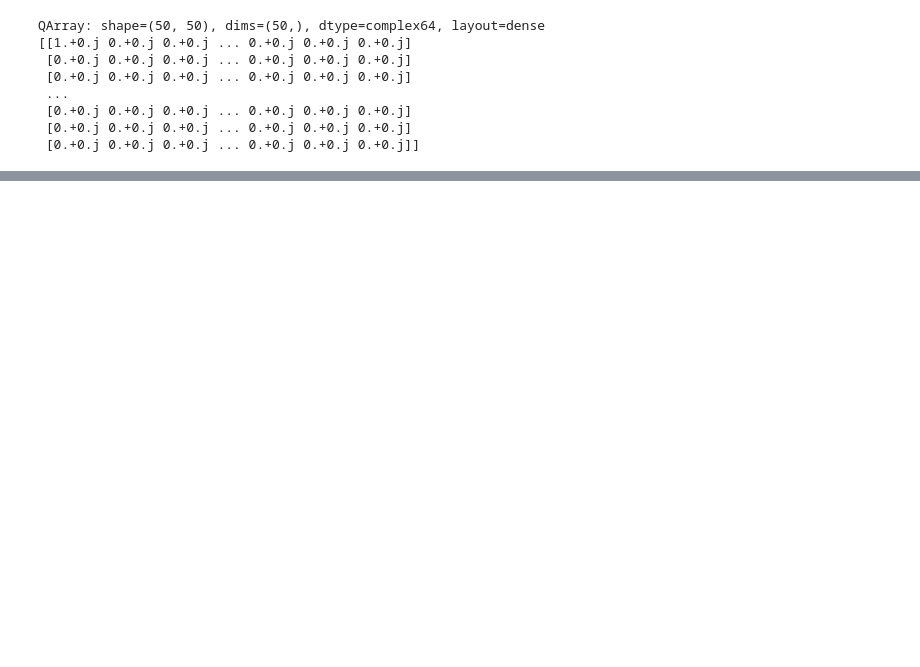
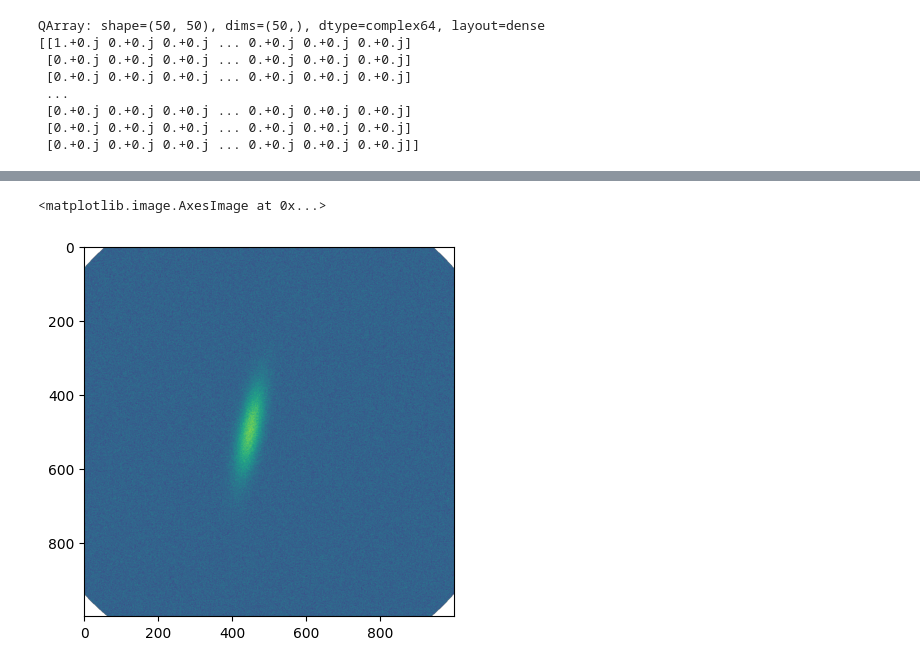
Before and after one commit to Manant02/ETH-Hackathon-2025-AandB, a Jupyter notebook: workspaces/Manuel/notebook.ipynb, the cells around one changed output, grey strips where cells are left out. Drawn from its saved outputs; the diff is of its cells as text; code cells hidden in the pictures; blank space fills up the shorter version.

```diff
--- a/workspaces/Manuel/notebook.ipynb
+++ b/workspaces/Manuel/notebook.ipynb
@@ -44,0 +52,5 @@ plt.colorbar()
+# %%
+plt.imshow(state[2])
+# %% [output]
+<matplotlib.image.AxesImage at 0x...>
+[figure, added]
```
Also changed, not shown: parts of 5 cells of this notebook, 2 other files.
